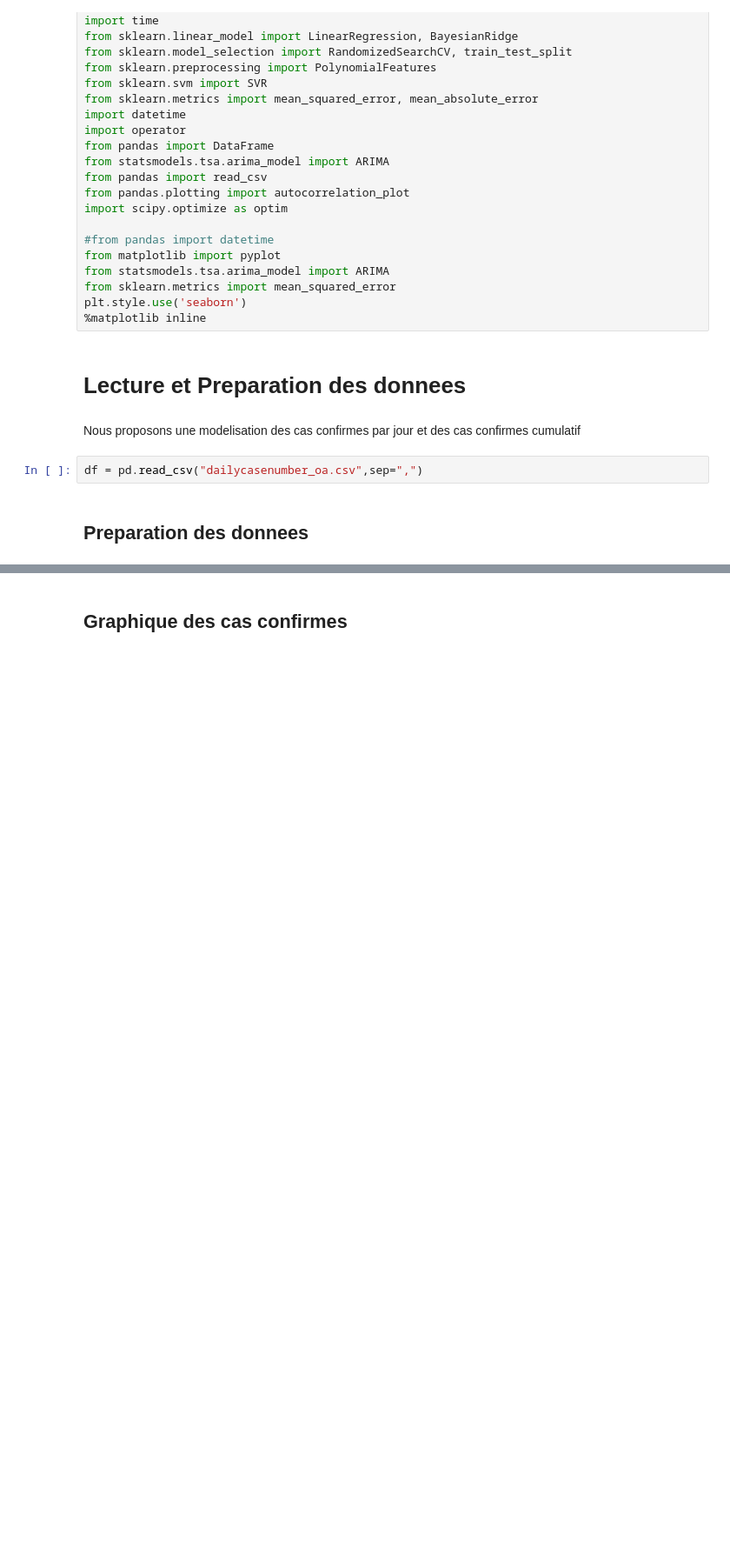
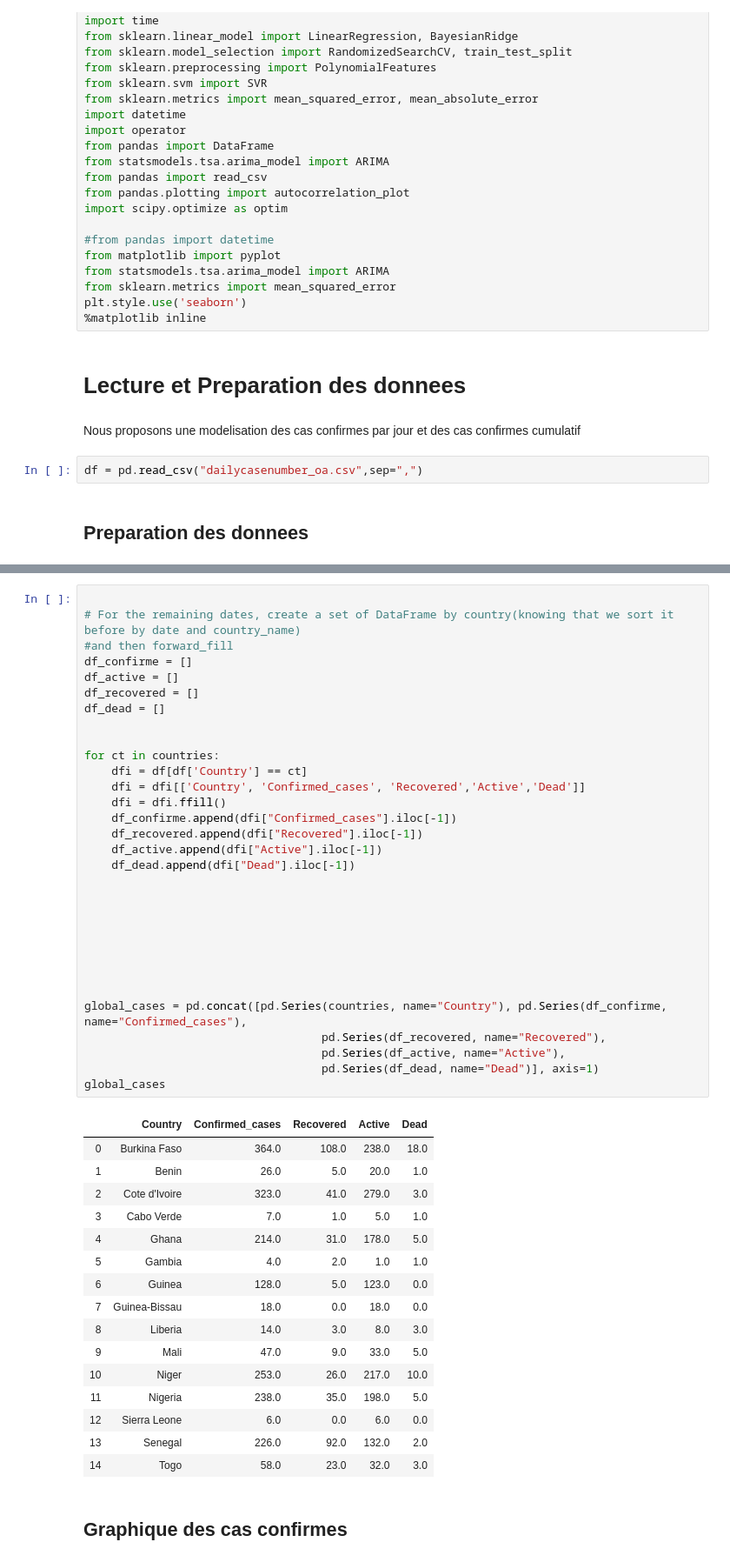
Before and after one commit to syllasn/covid-west-africa-dit, a Jupyter notebook: visualisation-covid19-west-africa-dit.ipynb, the cells around one changed output, grey strips where cells are left out. Shown at 87% size. Cells and saved outputs as stored; diff of their text form; blank space fills up the shorter version.

```diff
--- a/visualisation-covid19-west-africa-dit.ipynb
+++ b/visualisation-covid19-west-africa-dit.ipynb
@@ -101,3 +136,51 @@ global_confirmiedcases = confirmiedcases[['Country','Confirmed_cases']]
+# %%
+
+# For the remaining dates, create a set of DataFrame by country(knowing that we sort it before by date and country_name)
+#and then forward_fill
+df_confirme = []
+df_active = []
+df_recovered = []
+df_dead = []
+
+
+for ct in countries:
+    dfi = df[df['Country'] == ct]
+    dfi = dfi[['Country', 'Confirmed_cases', 'Recovered','Active','Dead']]
+    dfi = dfi.ffill()
+    df_confirme.append(dfi["Confirmed_cases"].iloc[-1])
+    df_recovered.append(dfi["Recovered"].iloc[-1])
+    df_active.append(dfi["Active"].iloc[-1])
+    df_dead.append(dfi["Dead"].iloc[-1])
+
+
+
+
+
+
+
+
+global_cases = pd.concat([pd.Series(countries, name="Country"), pd.Series(df_confirme, name="Confirmed_cases"),
+                                   pd.Series(df_recovered, name="Recovered"),
+                                   pd.Series(df_active, name="Active"),
+                                   pd.Series(df_dead, name="Dead")], axis=1)
+global_cases
+# %% [output]
+|  | Country | Confirmed_cases | Recovered | Active | Dead |
+| 0 | Burkina Faso | 364.0 | 108.0 | 238.0 | 18.0 |
+| 1 | Benin | 26.0 | 5.0 | 20.0 | 1.0 |
+| 2 | Cote d'Ivoire | 323.0 | 41.0 | 279.0 | 3.0 |
+| 3 | Cabo Verde | 7.0 | 1.0 | 5.0 | 1.0 |
+| 4 | Ghana | 214.0 | 31.0 | 178.0 | 5.0 |
+| 5 | Gambia | 4.0 | 2.0 | 1.0 | 1.0 |
+| 6 | Guinea | 128.0 | 5.0 | 123.0 | 0.0 |
+| 7 | Guinea-Bissau | 18.0 | 0.0 | 18.0 | 0.0 |
+| 8 | Liberia | 14.0 | 3.0 | 8.0 | 3.0 |
+| 9 | Mali | 47.0 | 9.0 | 33.0 | 5.0 |
+| 10 | Niger | 253.0 | 26.0 | 217.0 | 10.0 |
+| 11 | Nigeria | 238.0 | 35.0 | 198.0 | 5.0 |
+| 12 | Sierra Leone | 6.0 | 0.0 | 6.0 | 0.0 |
+| 13 | Senegal | 226.0 | 92.0 | 132.0 | 2.0 |
+| 14 | Togo | 58.0 | 23.0 | 32.0 | 3.0 |
 # %% [markdown]
 ## Graphique des cas confirmes
 # %%
```
Also changed, not shown: parts of 9 cells of this notebook, 8 other files.
